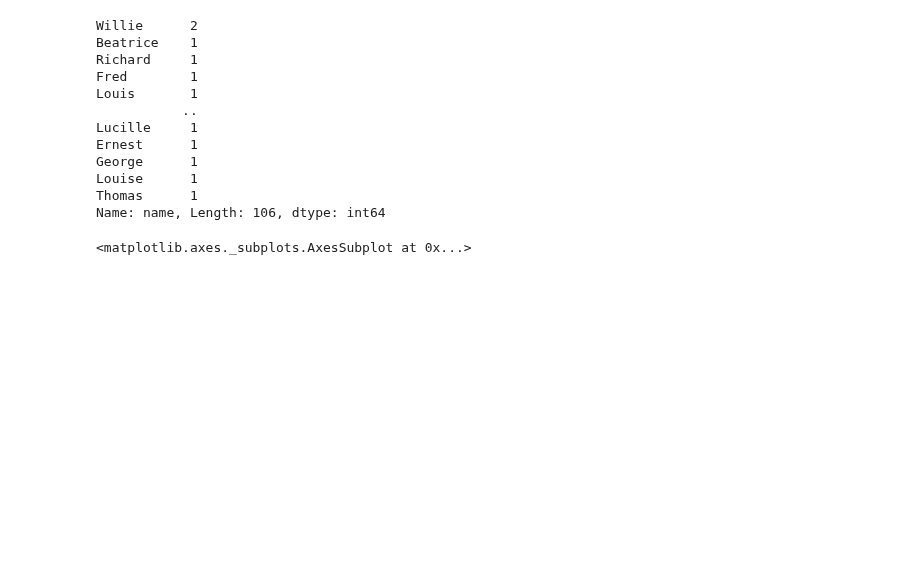
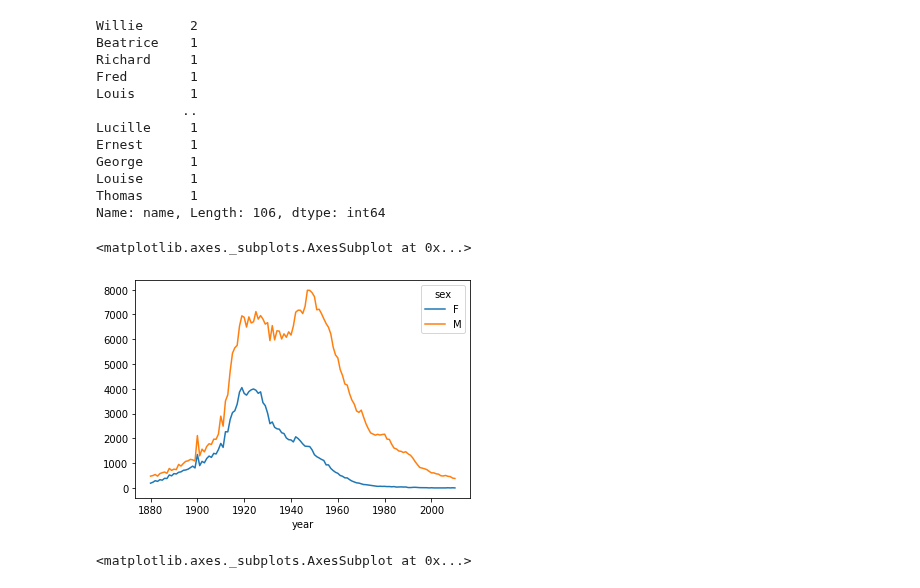
Before and after one commit to kcw0331/Environmental-Health-Big-Data-Analysis, a Jupyter notebook: 14주차/Test_python.ipynb, the cells around one changed output. Saved outputs shown, nothing was run; the diff lists cells and outputs as text; code cells hidden in the pictures; blank space fills up the shorter version.

```diff
--- a/14주차/Test_python.ipynb
+++ b/14주차/Test_python.ipynb
@@ -183,6 +191,11 @@ George      1
 Louise      1
 Thomas      1
 Name: name, Length: 106, dtype: int64
+# %%
+names.loc[names.name=="Willie"].pivot(index = "year", columns = "sex", values = "births").fillna(0).plot(kind = "line")
+# %% [output]
+<matplotlib.axes._subplots.AxesSubplot at 0x...>
+[figure, added]
 # %%
 names.loc[names.name == "Willie"].loc[names.sex == "M"].plot(kind = "line", x = "year", y = "births", style = "-b",title= "Willie man plot")
 # %% [output]
```
Also changed, not shown: parts of 4 cells of this notebook.
